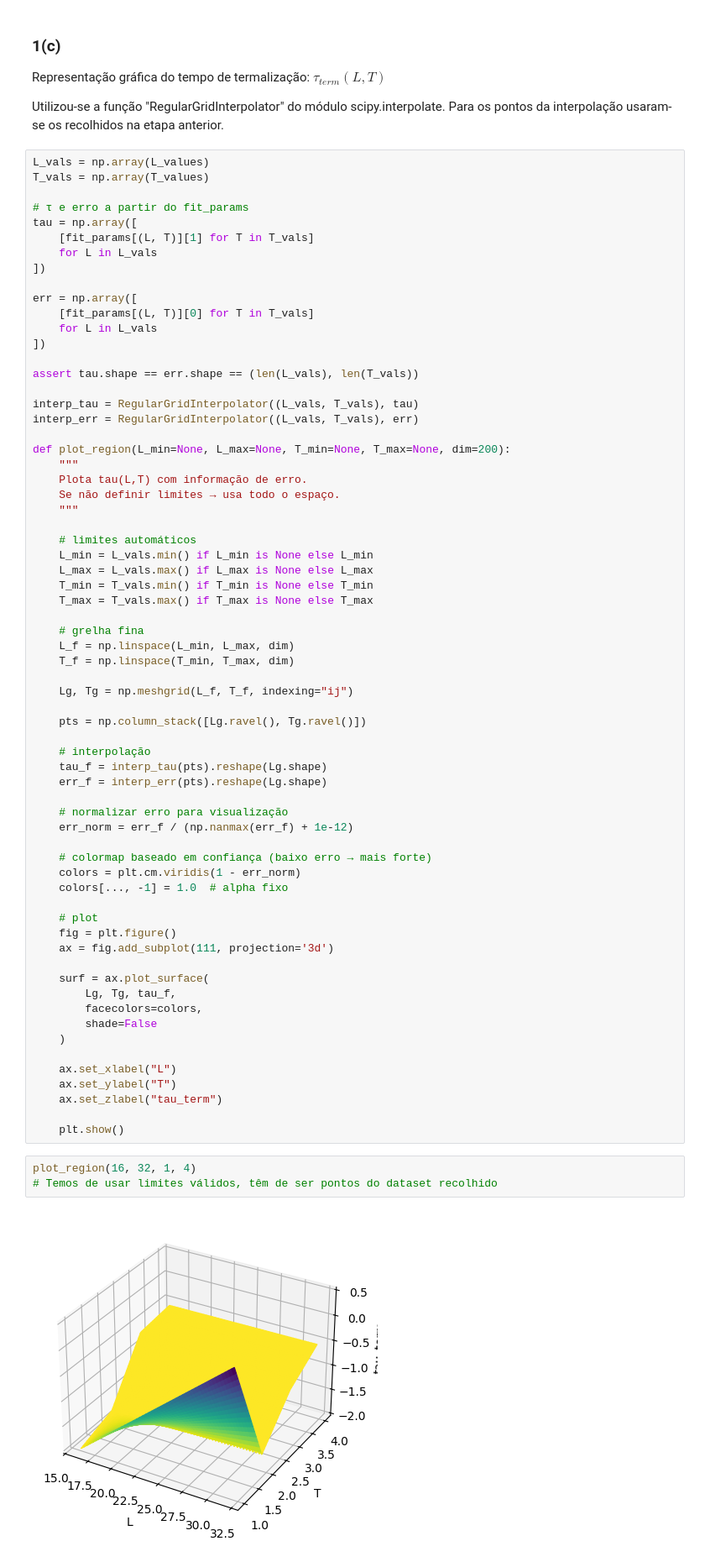
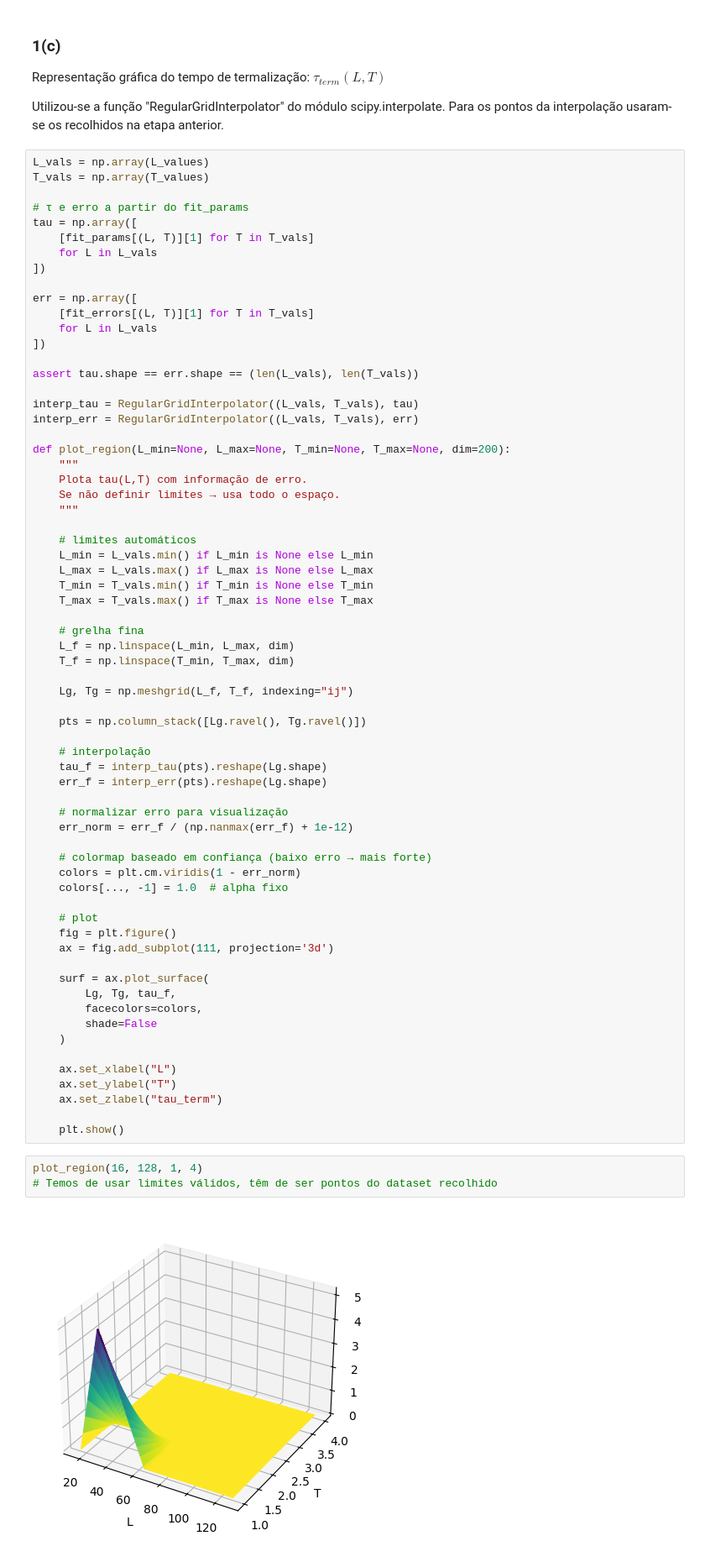
Before and after one commit to RoSerMar/Ising_Model, a Jupyter notebook: Ising_mod_c_done.ipynb, the cells around one changed output. Shown at 84% size. Saved outputs shown, nothing was run; the diff lists cells and outputs as text.

```diff
--- a/Ising_mod_c_done.ipynb
+++ b/Ising_mod_c_done.ipynb
@@ -330,7 +330,7 @@ tau = np.array([
 ])
 
 err = np.array([
-    [fit_params[(L, T)][0] for T in T_vals]
+    [fit_errors[(L, T)][1] for T in T_vals]
     for L in L_vals
 ])
 
@@ -386,7 +386,7 @@ def plot_region(L_min=None, L_max=None, T_min=None, T_max=None, dim=200):
 
     plt.show()
 # %%
-plot_region(16, 32, 1, 4)
+plot_region(16, 128, 1, 4)
 # Temos de usar limites válidos, têm de ser pontos do dataset recolhido
 # %% [output]
-[figure, old version]
+[figure, new version]
```
